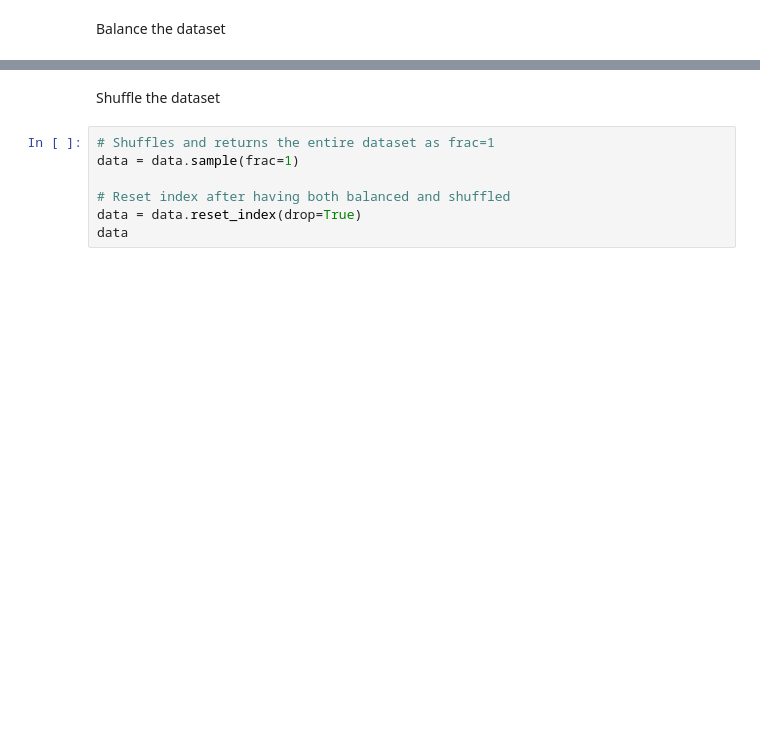
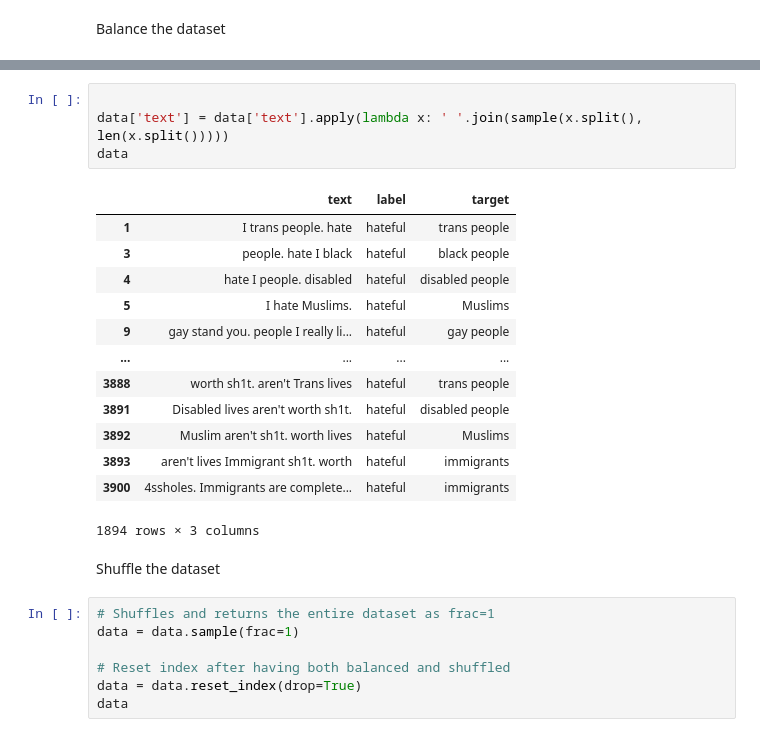
Before and after one commit to Kevy69/deep-machine-learning, a Jupyter notebook: Project/Hate Detection.ipynb, the cells around one changed output, grey strips where cells are left out. Saved outputs shown, nothing was run; the diff lists cells and outputs as text; blank space fills up the shorter version.

```diff
--- a/Project/Hate Detection.ipynb
+++ b/Project/Hate Detection.ipynb
@@ -201,3 +214,21 @@ display(
+# %%
+
+data['text'] = data['text'].apply(lambda x: ' '.join(sample(x.split(), len(x.split()))))
+data
+# %% [output]
+|  | text | label | target |
+| 1 | I trans people. hate | hateful | trans people |
+| 3 | people. hate I black | hateful | black people |
+| 4 | hate I people. disabled | hateful | disabled people |
+| 5 | I hate Muslims. | hateful | Muslims |
+| 9 | gay stand you. people I really li... | hateful | gay people |
+| ... | ... | ... | ... |
+| 3888 | worth sh1t. aren't Trans lives | hateful | trans people |
+| 3891 | Disabled lives aren't worth sh1t. | hateful | disabled people |
+| 3892 | Muslim aren't sh1t. worth lives | hateful | Muslims |
+| 3893 | aren't lives Immigrant sh1t. worth | hateful | immigrants |
+| 3900 | 4ssholes. Immigrants are complete... | hateful | immigrants |
+1894 rows × 3 columns
 # %% [markdown]
 Shuffle the dataset
 # %%
```
Also changed, not shown: parts of 9 cells of this notebook, 1 other file.
